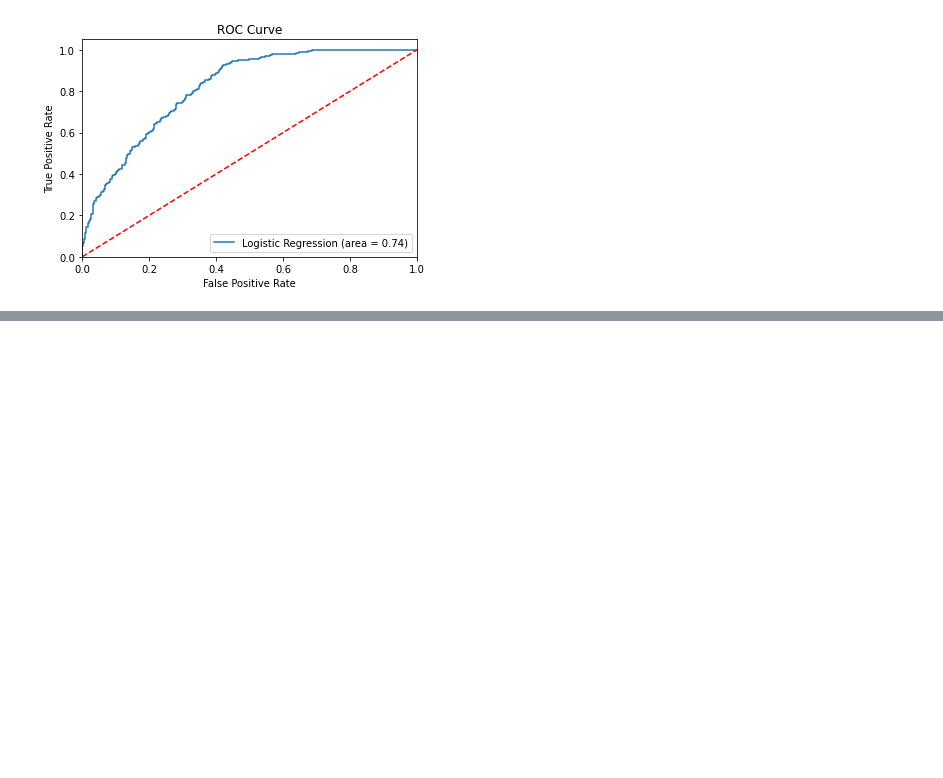
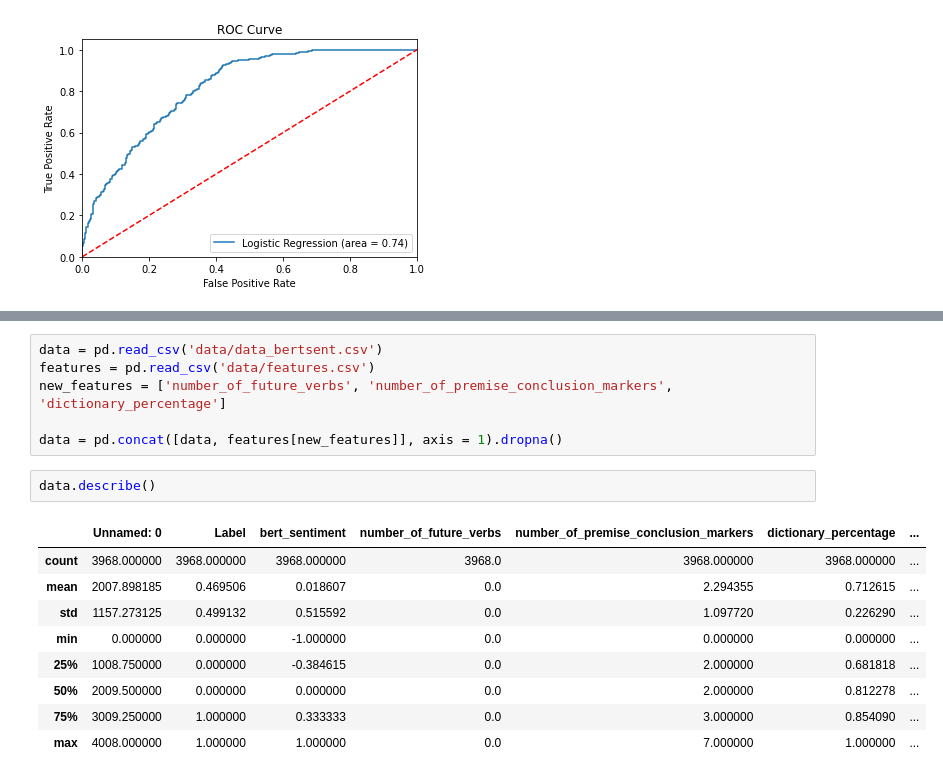
Before and after one commit to oraziorillo/FakeNewsDetection, a Jupyter notebook: feature_extraction.ipynb, the cells around one changed output, grey strips where cells are left out. Drawn from its saved outputs; the diff is of its cells as text; blank space fills up the shorter version.

```diff
--- a/feature_extraction.ipynb
+++ b/feature_extraction.ipynb
@@ -236,0 +235,18 @@ plt.show()
+# %%
+data = pd.read_csv('data/data_bertsent.csv')
+features = pd.read_csv('data/features.csv')
+new_features = ['number_of_future_verbs', 'number_of_premise_conclusion_markers', 'dictionary_percentage']
+
+data = pd.concat([data, features[new_features]], axis = 1).dropna()
+# %%
+data.describe()
+# %% [output]
+|  | Unnamed: 0 | Label | bert_sentiment | number_of_future_verbs | number_of_premise_conclusion_markers | dictionary_percentage | ... |
+| count | 3968.000000 | 3968.000000 | 3968.000000 | 3968.0 | 3968.000000 | 3968.000000 | ... |
+| mean | 2007.898185 | 0.469506 | 0.018607 | 0.0 | 2.294355 | 0.712615 | ... |
+| std | 1157.273125 | 0.499132 | 0.515592 | 0.0 | 1.097720 | 0.226290 | ... |
+| min | 0.000000 | 0.000000 | -1.000000 | 0.0 | 0.000000 | 0.000000 | ... |
+| 25% | 1008.750000 | 0.000000 | -0.384615 | 0.0 | 2.000000 | 0.681818 | ... |
+| 50% | 2009.500000 | 0.000000 | 0.000000 | 0.0 | 2.000000 | 0.812278 | ... |
+| 75% | 3009.250000 | 1.000000 | 0.333333 | 0.0 | 3.000000 | 0.854090 | ... |
+| max | 4008.000000 | 1.000000 | 1.000000 | 0.0 | 7.000000 | 1.000000 | ... |
```
Also changed, not shown: parts of 7 cells of this notebook.
